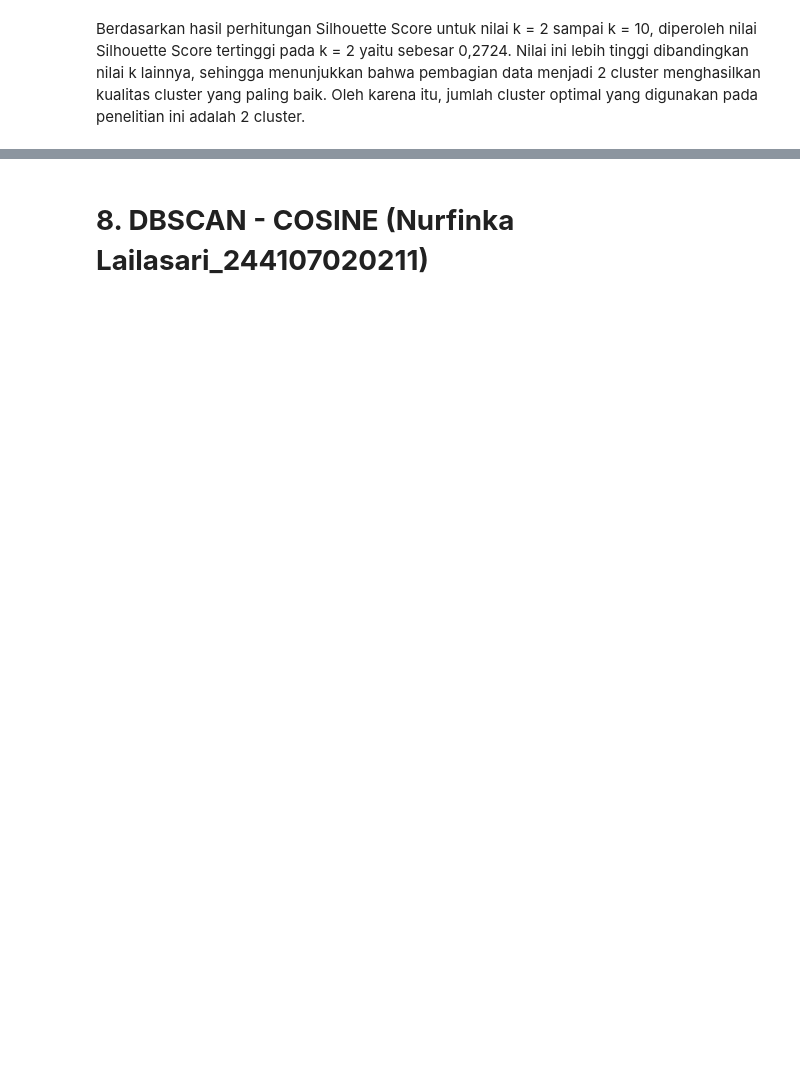
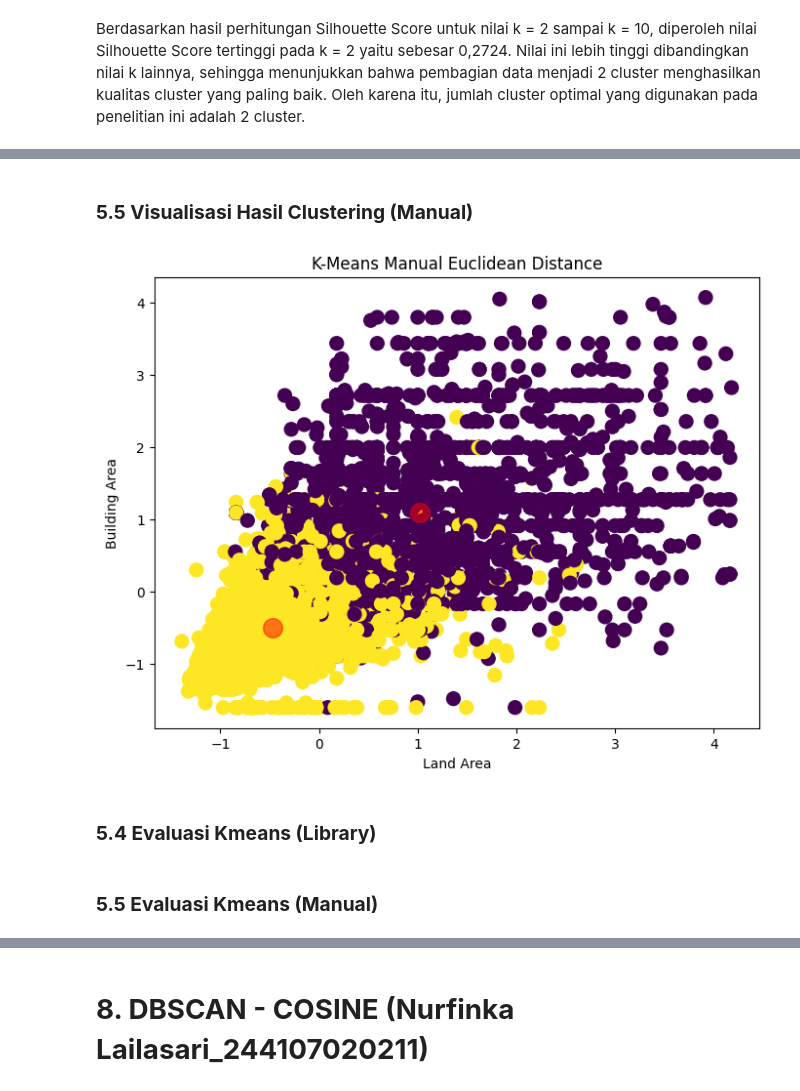
Before and after one commit to Nurfinkaa/MachineLearning, a Jupyter notebook: kuis/Nurfinka_Lailasari_PembelajaranMesin_Kelompok2.ipynb, the cells around one changed output, grey strips where cells are left out. Saved outputs shown, nothing was run; the diff lists cells and outputs as text; code cells hidden in the pictures; blank space fills up the shorter version.

```diff
--- a/kuis/Nurfinka_Lailasari_PembelajaranMesin_Kelompok2.ipynb
+++ b/kuis/Nurfinka_Lailasari_PembelajaranMesin_Kelompok2.ipynb
@@ -508,0 +664,29 @@ Berdasarkan hasil perhitungan Silhouette Score untuk nilai k = 2 sampai k = 10,
+# %% [markdown]
+### **5.5 Visualisasi Hasil Clustering (Manual)**
+# %%
+plt.figure(figsize=(8,6))
+
+plt.scatter(
+    df['land_area'],
+    df['building_area'],
+    s=100,
+    c=y_kmeans_manual
+)
+
+plt.scatter(
+    centroids[:, 6],
+    centroids[:, 7],
+    c='red',
+    s=200,
+    alpha=0.5
+)
+
+plt.xlabel('Land Area')
+plt.ylabel('Building Area')
+plt.title('K-Means Manual Euclidean Distance')
+
+plt.show()
+# %% [output]
+[figure, added]
+# %% [markdown]
+### **5.4 Evaluasi Kmeans (Library)**
@@ -508,0 +705,2 @@ Berdasarkan hasil perhitungan Silhouette Score untuk nilai k = 2 sampai k = 10,
+# %% [markdown]
+### **5.5 Evaluasi Kmeans (Manual)**
```
Also changed, not shown: parts of 29 cells of this notebook.
